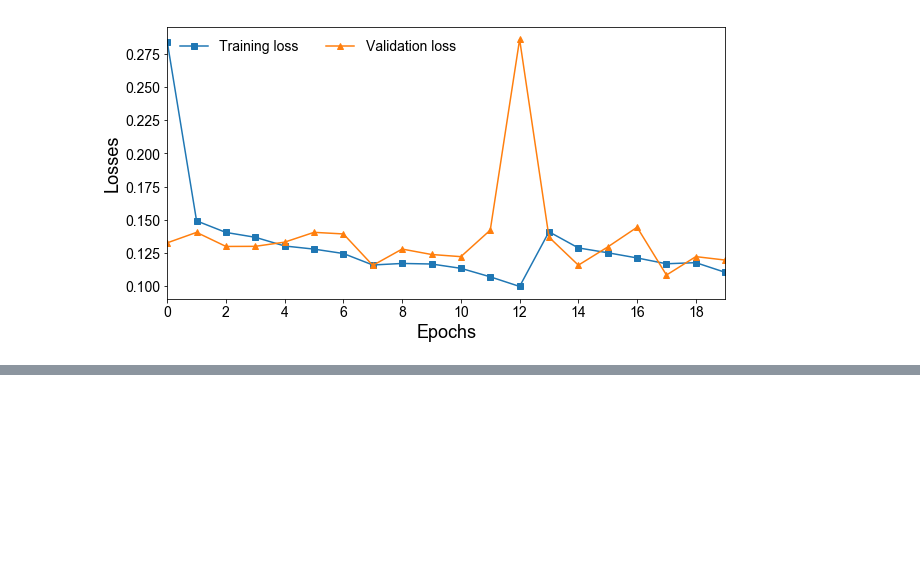
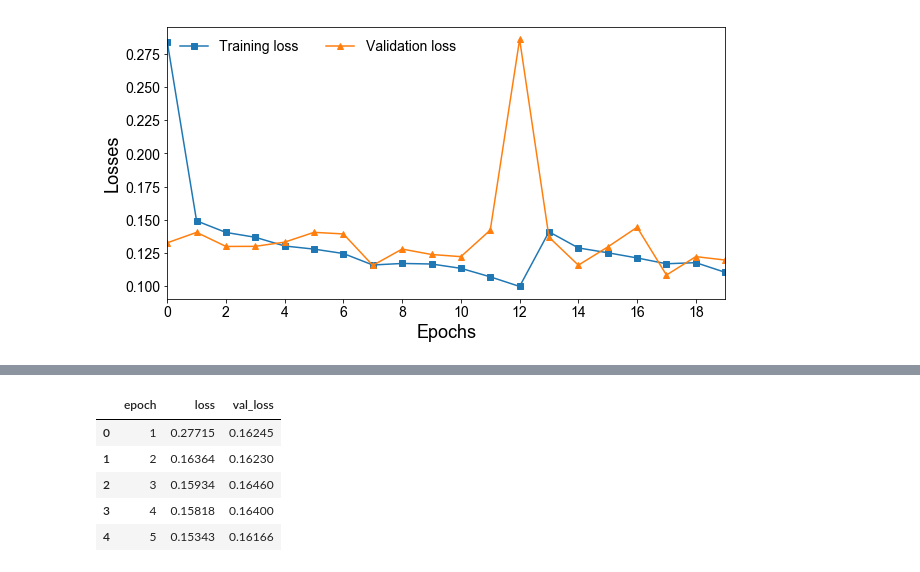
Before and after one commit to exchhattu/TimeseriesWeatherForecast-RNN-GRU-LSTM, a Jupyter notebook: notebook/OptimizedModel_default.ipynb, the cells around one changed output, grey strips where cells are left out. Saved outputs shown, nothing was run; the diff lists cells and outputs as text; code cells hidden in the pictures; blank space fills up the shorter version.

```diff
--- a/notebook/OptimizedModel_default.ipynb
+++ b/notebook/OptimizedModel_default.ipynb
@@ -67,0 +76,10 @@ plt.legend(ncol=2, frameon=False, fontsize=14)
+# %%
+pd_data = pd.read_csv("./data/GRU_MLayer_Default.log")
+pd_data.head()
+# %% [output]
+|  | epoch | loss | val_loss |
+| 0 | 1 | 0.27715 | 0.16245 |
+| 1 | 2 | 0.16364 | 0.16230 |
+| 2 | 3 | 0.15934 | 0.16460 |
+| 3 | 4 | 0.15818 | 0.16400 |
+| 4 | 5 | 0.15343 | 0.16166 |
```
Also changed, not shown: parts of 14 cells of this notebook, 1 other file.
